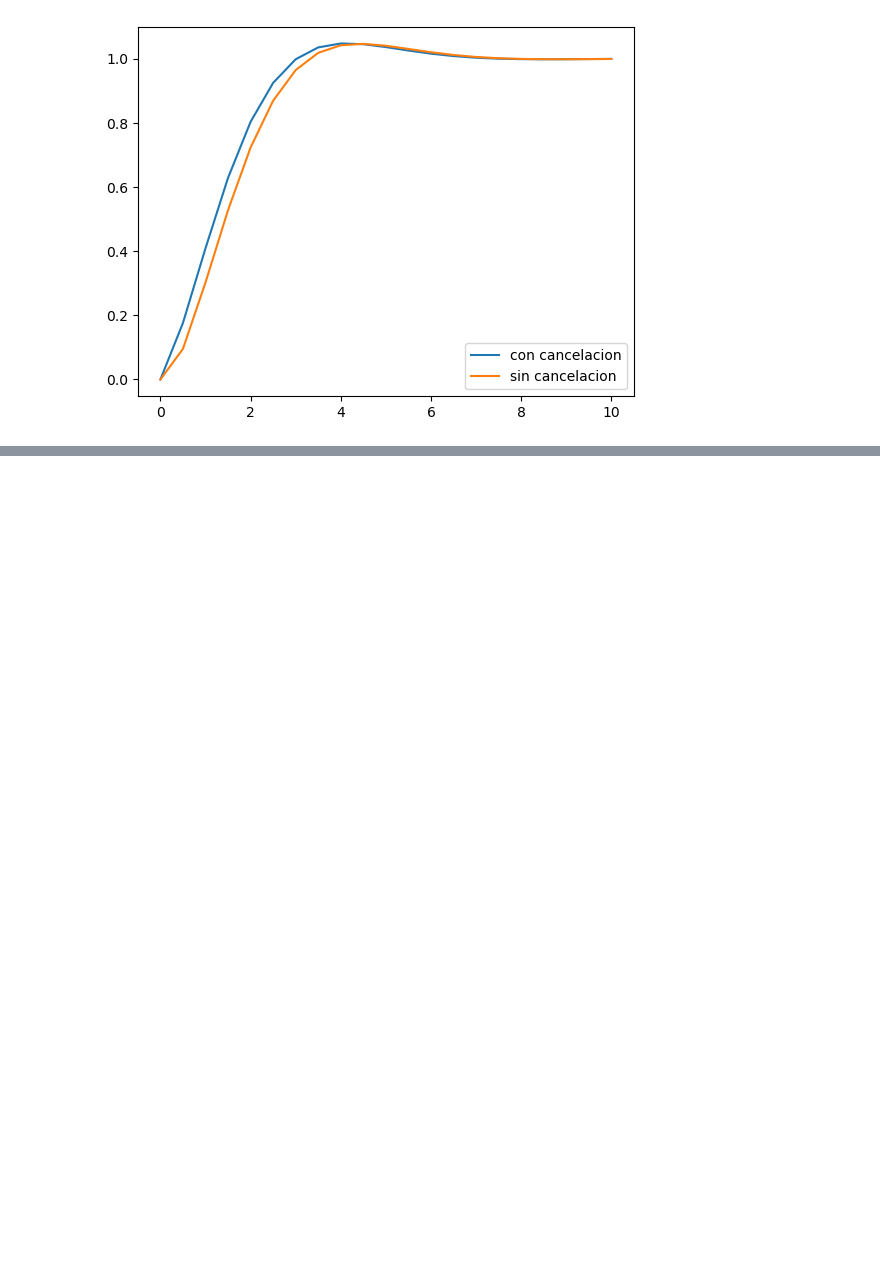
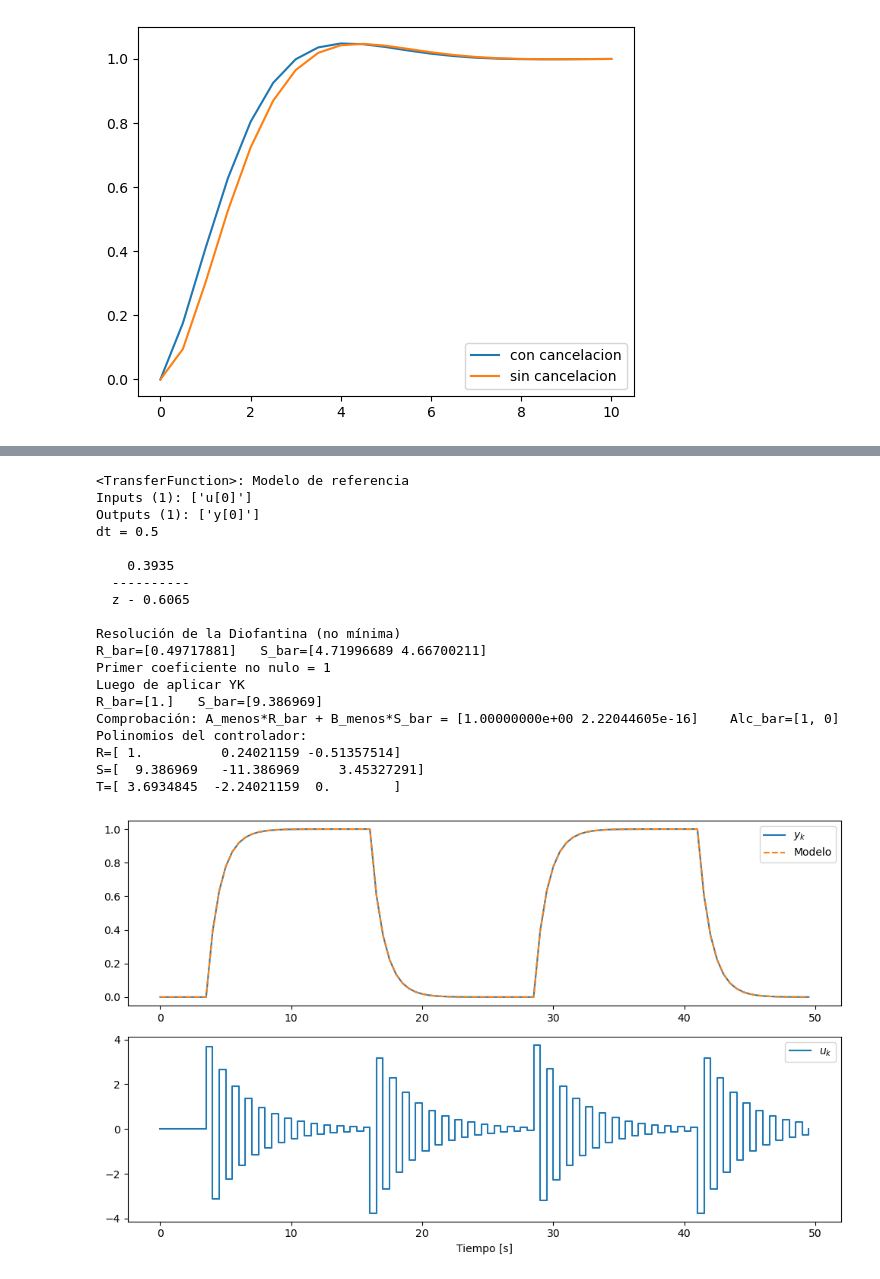
Before and after one commit to pgonfiuba/ica, a Jupyter notebook: 8. STR/STR.ipynb, the cells around one changed output, grey strips where cells are left out. Saved outputs shown, nothing was run; the diff lists cells and outputs as text; code cells hidden in the pictures; blank space fills up the shorter version.

```diff
--- a/8. STR/STR.ipynb
+++ b/8. STR/STR.ipynb
@@ -616,0 +360,76 @@ R = [1, 0.11109696191902099]
+# %%
+# Quiero seguimiento a un modelo de 1° orden. El resto de las dinámicas serán canceladas
+tau_m = 1.0
+
+# polos discretos (mapeo exacto s -> z)
+z1 = np.exp(-Ts/tau_m)
+
+# Armo el modelo a seguir
+Am_c = np.poly([z1])
+Bm_c = [np.sum(Am_c)]
+Gm_c = ctrl.TransferFunction(Bm_c,Am_c,dt=Ts)
+Gm_c.name="Modelo de referencia"
+print(Gm_c)
+
+B_mas = B/B[0]
+B_menos = [B[0]]
+A_menos = np.poly([1])
+A_mas = np.polydiv(A,A_menos)[0]
+Bm_bar = np.polydiv(Bm_c,B_menos)[0]
+
+# Paso 2: Resolvemos la Diofantina
+# deg(Ac)=3, deg(A)=2, deg(B-)=1 => deg(Ao)=1 => Ao=[1 a0]
+# deg(R)=1, deg(B+)=1 => deg(R_bar)=0 => R_bar=1 (x mónico)
+# En este caso la ec. Diofantina resulta muy simple
+Alc_bar = [1, 0]
+
+# Resuelvo la diofantina y busco la solución compatible con causalidad
+R_bar, S_bar = diophantine_numeric(A_menos,B_menos,Alc_bar)
+print(f"\nResolución de la Diofantina (no mínima)\nR_bar={R_bar}   S_bar={S_bar}")
+
+# Quiero R_bar monico de primer orden => obtengo Q para que suceda esto
+# => tomo la sn. mínima de las infinitas que existen
+Q = (1-R_bar[0])/B_menos[0]
+
+# Obtengo R_bar y S para el Q dado
+R_bar = np.polyadd(R_bar, np.polymul(Q,B_menos))
+S_bar = np.polyadd(S_bar, -np.polymul(Q,A_menos))
+idx = np.argmax(np.abs(S_bar) > 1e-12)  # primera posición no nula
+print(f"Primer coeficiente no nulo = {idx}")
+S_bar = S_bar[idx:]
+print(f"Luego de aplicar YK\nR_bar={R_bar}   S_bar={S_bar}")
+print(f"Comprobación: A_menos*R_bar + B_menos*S_bar = {np.polyadd(np.polymul(A_menos,R_bar),np.polymul(B_menos,S_bar))}    Alc_bar={Alc_bar}")
+
+
+# Paso 3: Construimos R y T
+R = np.polymul(np.polymul(R_bar,B_mas),Am_c)
+S = np.polymul(np.polymul(S_bar,A_mas),Am_c)
+T = np.polymul(np.polymul(Alc_bar,A_mas),Bm_bar)
+
+
+print(f'Polinomios del controlador:\nR={R}')
+print(f'S={S}')
+print(f'T={T}')
+
+simular_STR(G,Gm_c,S,T,R,50,Ts,sigma_v=0.0)
+# %% [output]
+<TransferFunction>: Modelo de referencia
+Inputs (1): ['u[0]']
+Outputs (1): ['y[0]']
+dt = 0.5
+
+    0.3935
+  ----------
+  z - 0.6065
+
+Resolución de la Diofantina (no mínima)
+R_bar=[0.49717881]   S_bar=[4.71996689 4.66700211]
+Primer coeficiente no nulo = 1
+Luego de aplicar YK
+R_bar=[1.]   S_bar=[9.386969]
+Comprobación: A_menos*R_bar + B_menos*S_bar = [1.00000000e+00 2.22044605e-16]    Alc_bar=[1, 0]
+Polinomios del controlador:
+R=[ 1.          0.24021159 -0.51357514]
+S=[  9.386969   -11.386969     3.45327291]
+T=[ 3.6934845  -2.24021159  0.        ]
+[figure, added]
```
Also changed, not shown: parts of 8 cells of this notebook, 2 other files.
